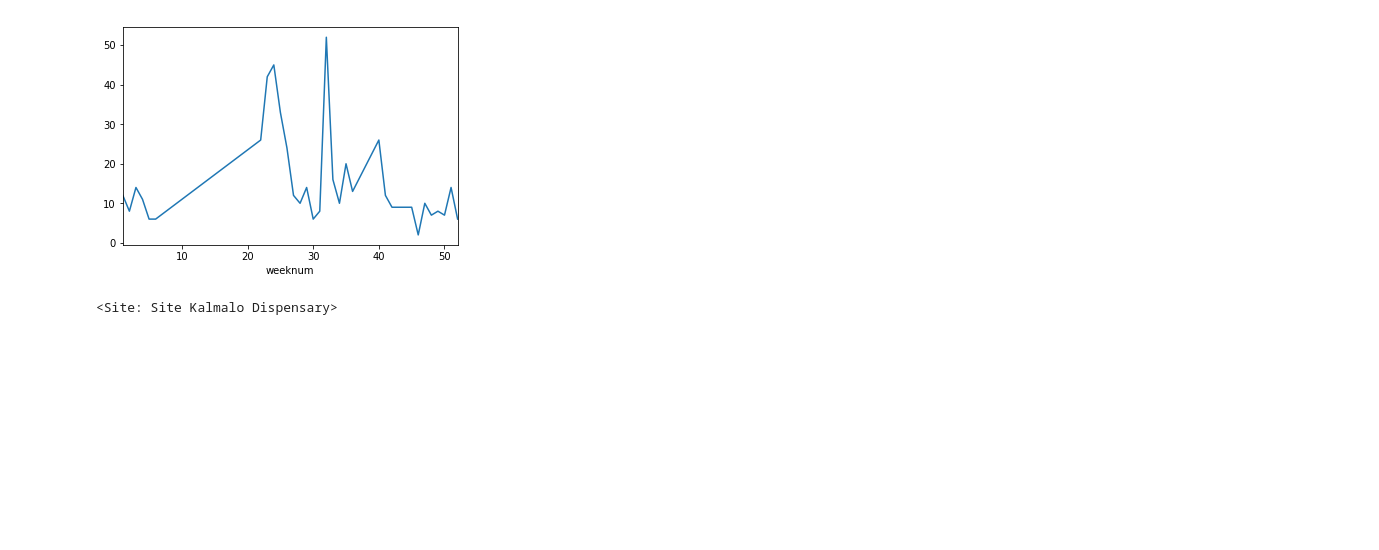
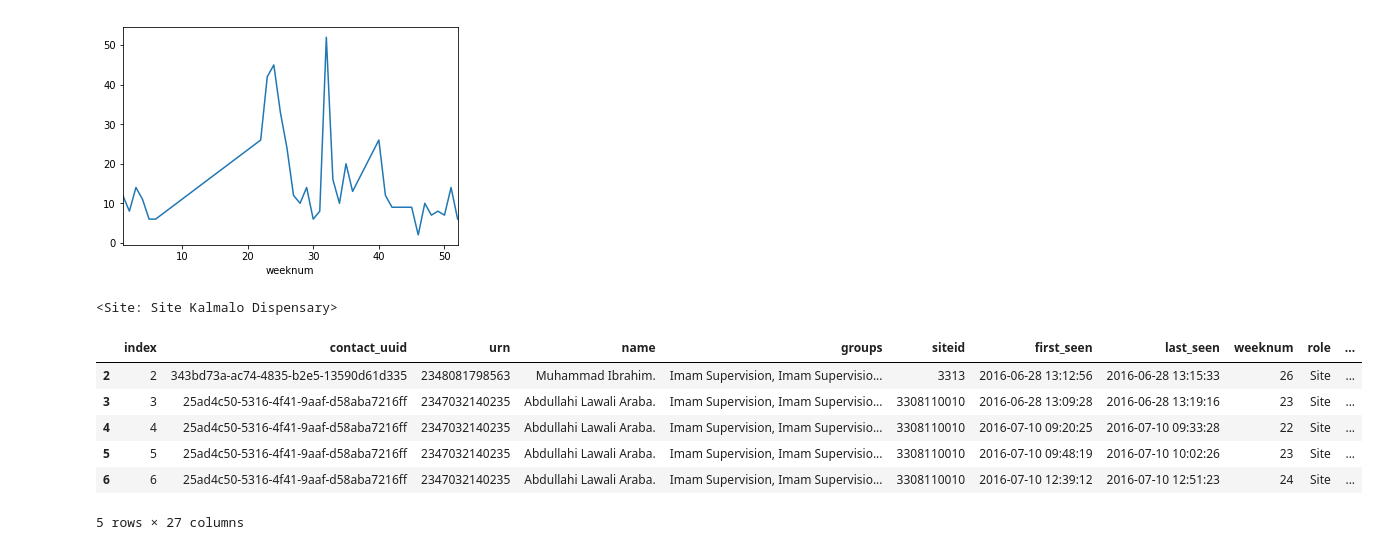
Before and after one commit to RobertJohnston/IMAM, a Jupyter notebook: IMAM program analysis.ipynb, the cells around one changed output. Drawn from its saved outputs; the diff is of its cells as text; code cells hidden in the pictures; blank space fills up the shorter version.

```diff
--- a/IMAM program analysis.ipynb
+++ b/IMAM program analysis.ipynb
@@ -349,3 +349,13 @@ df_filtered.query('siteid==%s' % 3308110038)['amar'].groupby(df_filtered['weeknu
 Site.objects.get(siteid=3308110038)
 # %% [output]
 <Site: Site Kalmalo Dispensary>
+# %%
+df_filtered.head()
+# %% [output]
+|  | index | contact_uuid | urn | name | groups | siteid | first_seen | last_seen | weeknum | role | ... |
+| 2 | 2 | 343bd73a-ac74-4835-b2e5-13590d61d335 | 2348081798563 | Muhammad Ibrahim. | Imam Supervision, Imam Supervisio... | 3313 | 2016-06-28 13:12:56 | 2016-06-28 13:15:33 | 26 | Site | ... |
+| 3 | 3 | 25ad4c50-5316-4f41-9aaf-d58aba7216ff | 2347032140235 | Abdullahi Lawali Araba. | Imam Supervision, Imam Supervisio... | 3308110010 | 2016-06-28 13:09:28 | 2016-06-28 13:19:16 | 23 | Site | ... |
+| 4 | 4 | 25ad4c50-5316-4f41-9aaf-d58aba7216ff | 2347032140235 | Abdullahi Lawali Araba. | Imam Supervision, Imam Supervisio... | 3308110010 | 2016-07-10 09:20:25 | 2016-07-10 09:33:28 | 22 | Site | ... |
+| 5 | 5 | 25ad4c50-5316-4f41-9aaf-d58aba7216ff | 2347032140235 | Abdullahi Lawali Araba. | Imam Supervision, Imam Supervisio... | 3308110010 | 2016-07-10 09:48:19 | 2016-07-10 10:02:26 | 23 | Site | ... |
+| 6 | 6 | 25ad4c50-5316-4f41-9aaf-d58aba7216ff | 2347032140235 | Abdullahi Lawali Araba. | Imam Supervision, Imam Supervisio... | 3308110010 | 2016-07-10 12:39:12 | 2016-07-10 12:51:23 | 24 | Site | ... |
+5 rows × 27 columns
```
Also changed, not shown: parts of 10 cells of this notebook, 3 other files.
